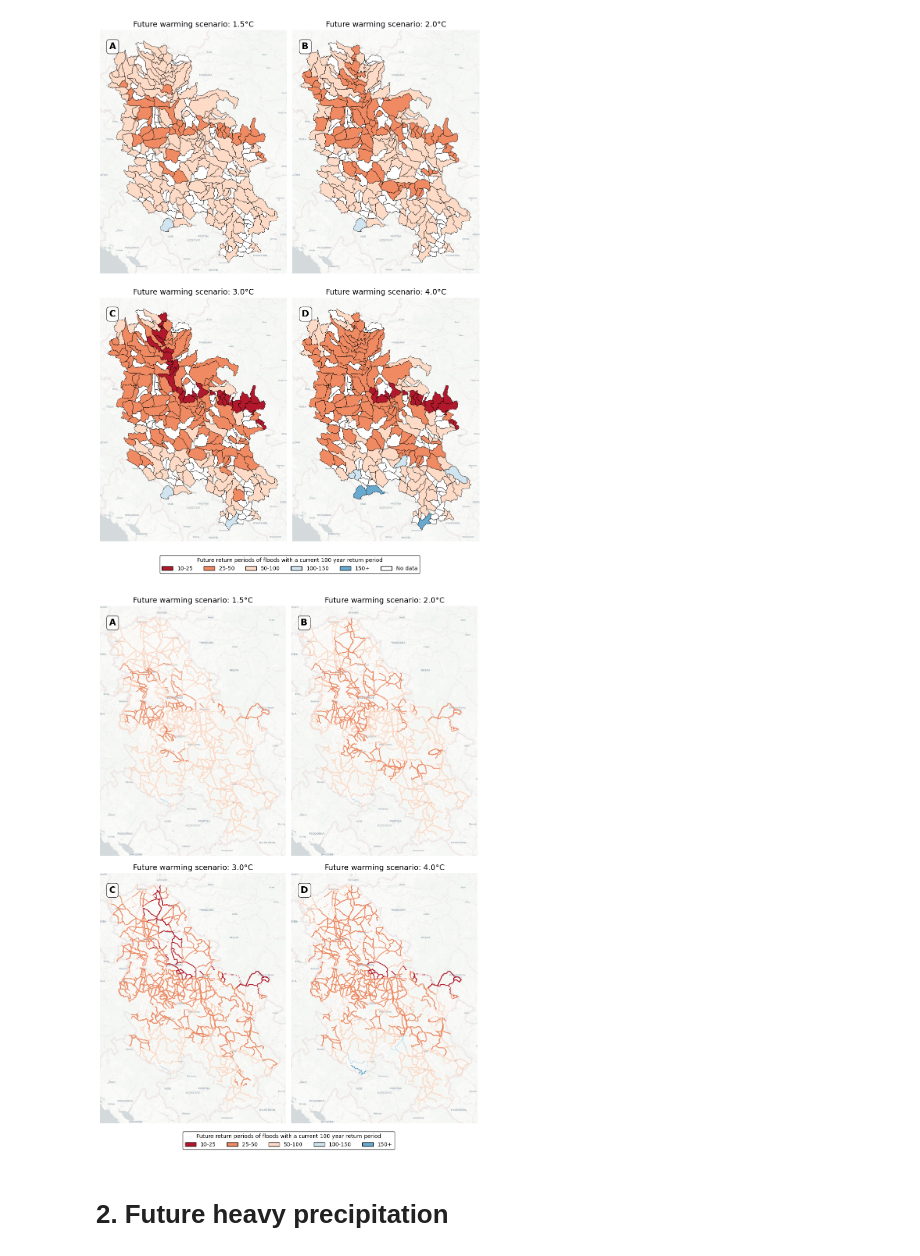
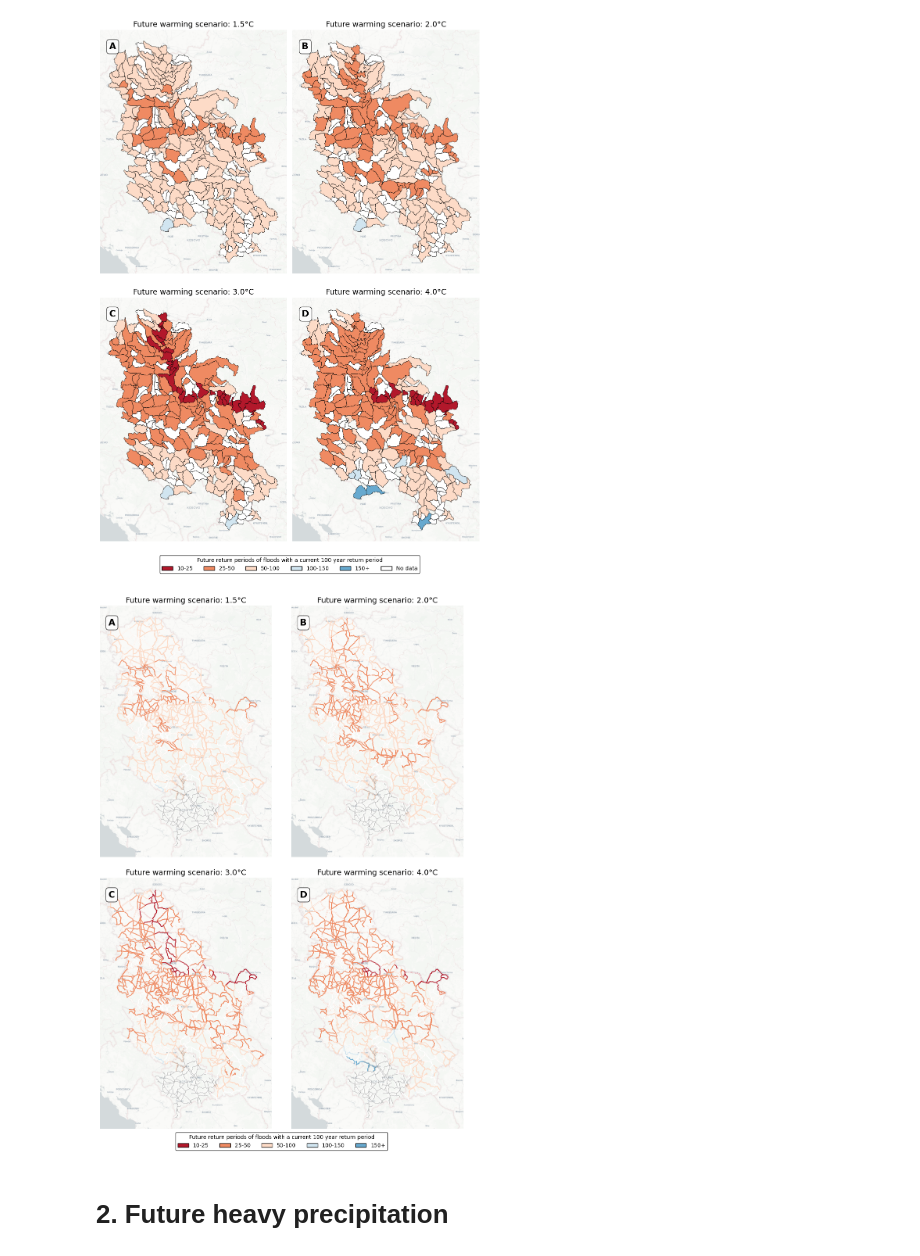
Before and after one commit to VU-IVM/Criticality-Analysis-Roads-Serbia, a Jupyter notebook: notebooks/4b_Hazard_Maps_Climate_Change.ipynb, the cells around one changed output. Saved outputs shown, nothing was run; the diff lists cells and outputs as text; code cells hidden in the pictures.

```diff
--- a/notebooks/4b_Hazard_Maps_Climate_Change.ipynb
+++ b/notebooks/4b_Hazard_Maps_Climate_Change.ipynb
@@ -312,6 +331,29 @@ basins_3857.to_parquet(intermediate_results_path / "Future Floods change in RP.p
 plt.show()
 # %% [output]
 [figure]
+# %%
+baseline_roads = gpd.read_file(data_path / "Deonice_Februar_2025.shp")
+# %%
+# Load country outlines
+world_path = data_path / "ne_10m_admin_0_countries.shp"
+world = gpd.read_file(world_path)
+
+# Extract Serbia and Kosovo polygons
+# Serbia's SOV_A3 code is 'SRB', Kosovo's is 'KOS'
+serbia = world.loc[world.SOV_A3 == 'SRB']
+kosovo = world.loc[world.SOV_A3 == 'KOS']
+
+# Reproject to match road network CRS
+serbia = serbia.to_crs(baseline_roads.crs)
+kosovo = kosovo.to_crs(baseline_roads.crs)
+
+# Clip road network to each country
+serbia_roads = gpd.clip(baseline_roads, serbia)
+kosovo_roads = gpd.clip(baseline_roads, kosovo)
+# %%
+serbia_roads_mercator = serbia_roads.to_crs(3857)
+kosovo_roads_mercator = kosovo_roads.to_crs(3857)
+baseline_roads_mercator = baseline_roads.to_crs(3857)
 # %%
 
 #############################################
@@ -338,11 +380,7 @@ for i, scenario in enumerate(scenarios):
     roads_rp[f"plot_color_{scenario}"] = roads_rp[f"plot_color_{scenario}"].map(color_dict)
 
     #plot roads in the background in grey
-    roads.plot(
-            ax=axes[i],
-            color="grey",
-            linewidth=0.8
-        )
+    #roads.plot(ax=axes[i], color="grey",linewidth=0.8)
 
     # Plot roads that experience change
     roads_rp.plot(
@@ -351,6 +389,10 @@ for i, scenario in enumerate(scenarios):
         linewidth=1.2,
         ax=axes[i]
     )
+
+    #Add Kosovo in grey
+    kosovo_roads_mercator.plot(ax=axes[i], color='grey', linewidth=0.8,
+                       alpha=0.5, zorder=2)
 
     # Add basemap
     cx.add_basemap(
@@ -389,34 +431,34 @@ fig.legend(
 
 labels = string.ascii_uppercase
 N = 4  # number of plots used
 
 # Flatten axes in any order
 axes_flat = axes.flatten()
 
 # Sort axes **top-to-bottom, left-to-right**
 axes_sorted = sorted(
     axes_flat[:N],
     key=lambda ax: (-ax.get_position().y0, ax.get_position().x0)  # negative y0 for top-to-bottom
 )
 
 # Add labels
 for i, ax in enumerate(axes_sorted):
     ax.text(
         0.05, 0.95, labels[i],
         transform=ax.transAxes,
         fontsize=16,
         fontweight='bold',
         verticalalignment='top',
         bbox=dict(boxstyle="round,pad=0.3", facecolor='white', alpha=0.8)
     )
 
 
 plt.tight_layout(rect=[0, 0.03, 1, 1])  # leave space at bottom for legend
 plt.savefig(figure_path / "Change in return period experienced by roads.png", dpi=300, bbox_inches="tight")
 roads_rp.to_parquet(intermediate_results_path / "Future Floods change in RP experienced by roads.parquet")
 plt.show()
 # %% [output]
-[figure, old version]
+[figure, new version]
 # %% [markdown]
 # 2. Future heavy precipitation
 # %%
```
Also changed, not shown: parts of 4 cells of this notebook, 5 other files.
